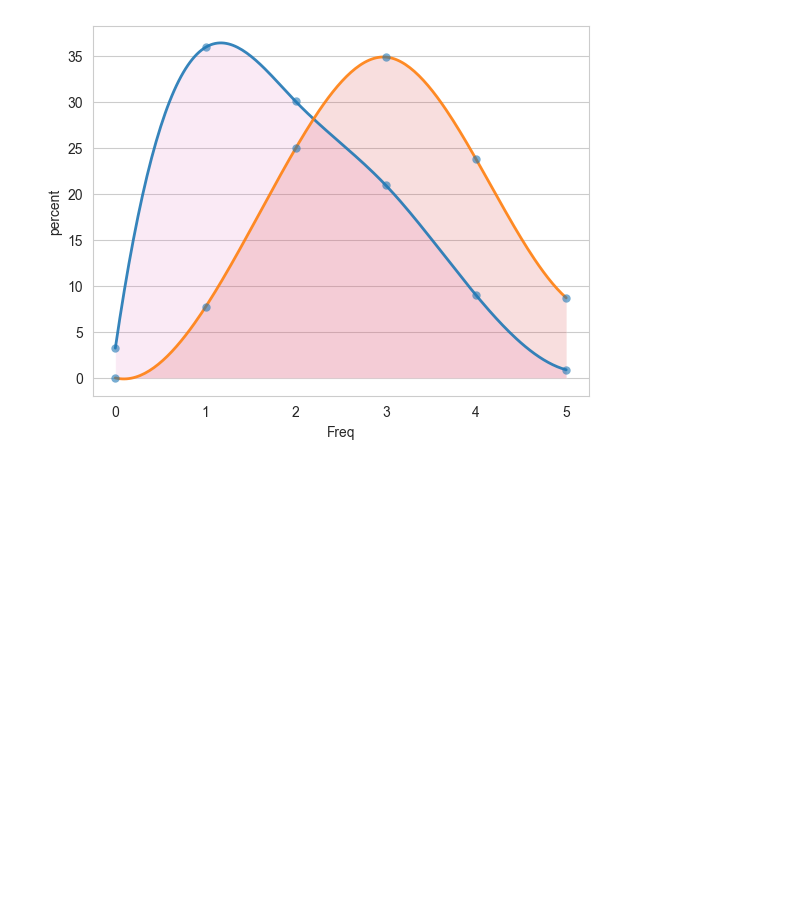
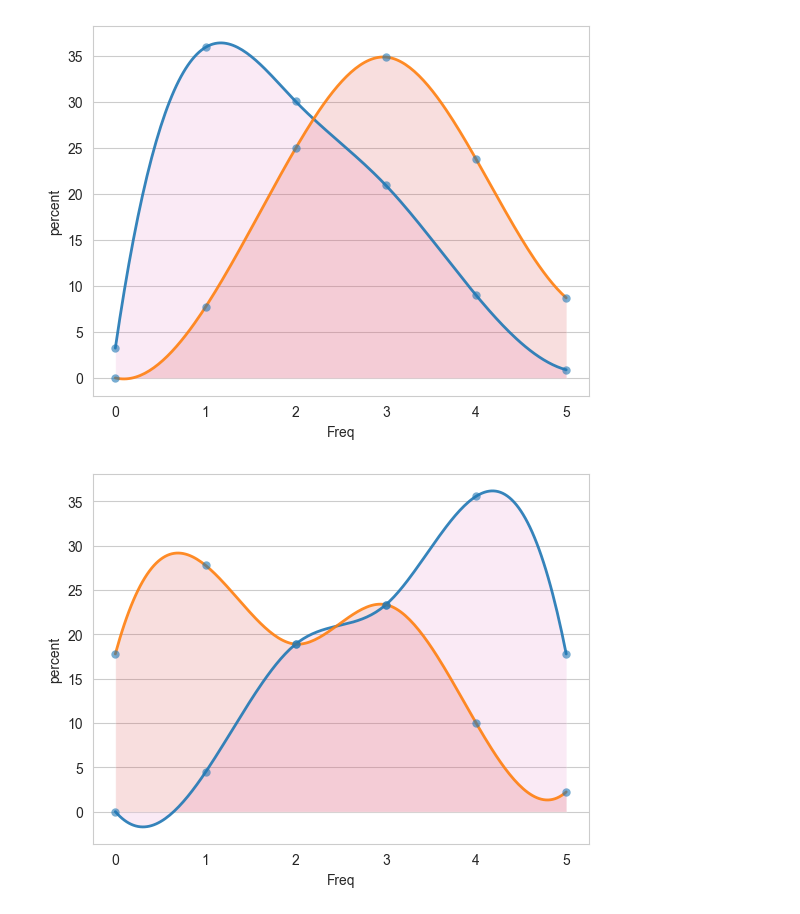
Before and after one commit to EdgardoCS/touchCouples, a Jupyter notebook: count_freq.ipynb, the cells around one changed output. Drawn from its saved outputs; the diff is of its cells as text; code cells hidden in the pictures; blank space fills up the shorter version.

```diff
--- a/count_freq.ipynb
+++ b/count_freq.ipynb
@@ -129,14 +121,10 @@ plt.show()
 # %%
-import seaborn as sns
-import numpy as np
-import matplotlib.pyplot as plt
-from statsmodels.nonparametric.smoothers_lowess import lowess
 
-frequencies =  frequencies[frequencies['Group4'] == 'Deprived_Couples']
-desires =  desires[desires['Group4'] == 'Deprived_Couples']
+freq_df =  frequencies[frequencies['Group4'] == 'Deprived_Couples']
+des_df =  desires[desires['Group4'] == 'Deprived_Couples']
 
 ax = sns.stripplot(
-    data=frequencies,
+    data=freq_df,
     x='Freq',
     y='percent',
     hue='Group4',
@@ -146,7 +134,7 @@ ax = sns.stripplot(
     dodge=True
 )
 line_data = (
-    frequencies
+    freq_df
     .groupby(['Group4', 'Freq'])['percent']
     .mean()
     .reset_index()
@@ -169,7 +157,7 @@ for g, gdf in line_data.groupby('Group4'):
     ax.fill_between(x_smooth, y_smooth, alpha=0.15)
 
 ax = sns.stripplot(
-    data=desires,
+    data=des_df,
     x='Des',
     y='percent',
     hue='Group4',
@@ -179,7 +167,7 @@ ax = sns.stripplot(
     dodge=True
 )
 line_data = (
-    desires
+    des_df
     .groupby(['Group4', 'Des'])['percent']
     .mean()
     .reset_index()
@@ -201,3 +189,73 @@ for g, gdf in line_data.groupby('Group4'):
 plt.legend().remove()
 # %% [output]
 [figure]
+# %%
+freq_df =  frequencies[frequencies['Group4'] == 'Saturated_Couples']
+des_df =  desires[desires['Group4'] == 'Saturated_Couples']
+
+ax = sns.stripplot(
+    data=freq_df,
+    x='Freq',
+    y='percent',
+    hue='Group4',
+    jitter=0.25,
+    size=6,
+    alpha=0.6,
+    dodge=True
+)
+line_data = (
+    freq_df
+    .groupby(['Group4', 'Freq'])['percent']
+    .mean()
+    .reset_index()
+)
+
+
+from scipy.interpolate import make_interp_spline
+
+for g, gdf in line_data.groupby('Group4'):
+    gdf = gdf.sort_values('Freq')
+
+    x = gdf['Freq'].to_numpy()
+    y = gdf['percent'].to_numpy()
+
+    x_smooth = np.linspace(x.min(), x.max(), 200)
+    spline = make_interp_spline(x, y, k=3)
+    y_smooth = spline(x_smooth)
+
+    ax.plot(x_smooth, y_smooth, linewidth=2, alpha=0.9)
+    ax.fill_between(x_smooth, y_smooth, alpha=0.15)
+
+ax = sns.stripplot(
+    data=des_df,
+    x='Des',
+    y='percent',
+    hue='Group4',
+    jitter=0.25,
+    size=6,
+    alpha=0.6,
+    dodge=True
+)
+line_data = (
+    des_df
+    .groupby(['Group4', 'Des'])['percent']
+    .mean()
+    .reset_index()
+)
+
+for g, gdf in line_data.groupby('Group4'):
+    gdf = gdf.sort_values('Des')
+
+    x = gdf['Des'].to_numpy()
+    y = gdf['percent'].to_numpy()
+
+    x_smooth = np.linspace(x.min(), x.max(), 200)
+    spline = make_interp_spline(x, y, k=3)
+    y_smooth = spline(x_smooth)
+
+    ax.plot(x_smooth, y_smooth, linewidth=2, alpha=0.9)
+    ax.fill_between(x_smooth, y_smooth, alpha=0.15)
+
+plt.legend().remove()
+# %% [output]
+[figure, added]
```
Also changed, not shown: parts of 3 cells of this notebook, 3 other files.
